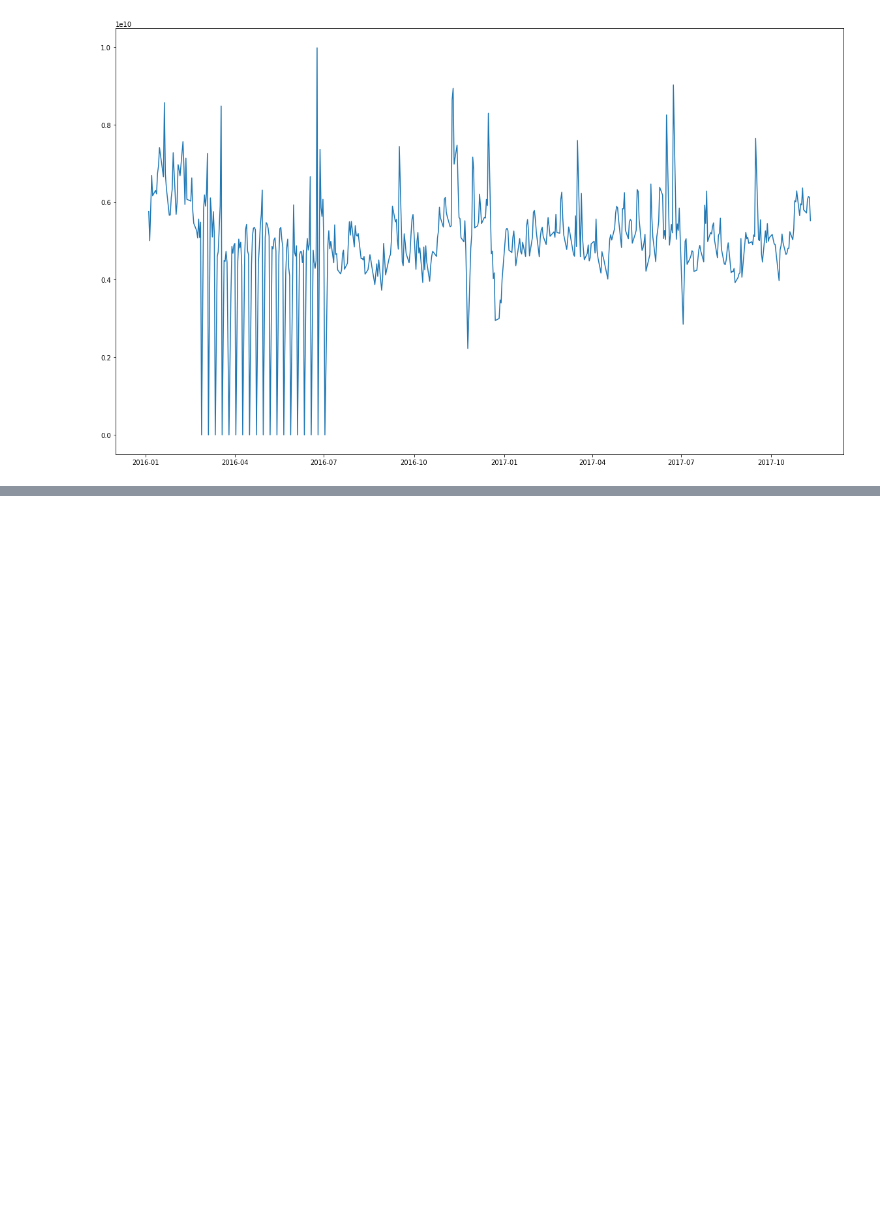
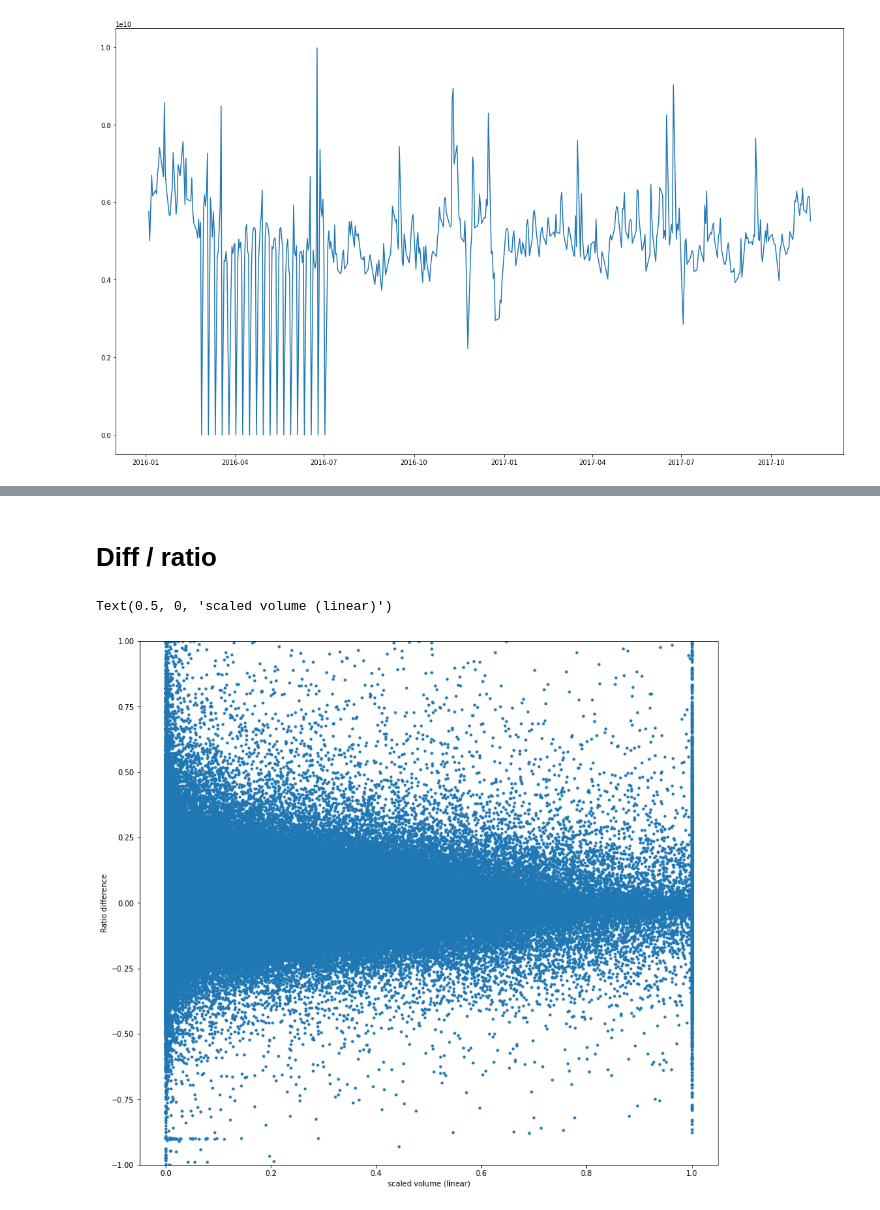
Before and after one commit to sijmenw/udacity-data-science-capstone, a Jupyter notebook: EDA.ipynb, the cells around one changed output, grey strips where cells are left out. Cells and saved outputs as stored; diff of their text form; code cells hidden in the pictures; blank space fills up the shorter version.

```diff
--- a/EDA.ipynb
+++ b/EDA.ipynb
@@ -102,0 +126,13 @@ plt.plot(sub.index, sub.values)
+# %%
+full_set['dow'] = full_set['Date'].dt.dayofweek
+# %% [markdown]
+# Diff / ratio
+# %%
+plt.figure(figsize=(14,13))
+plt.ylim(-1,1)
+plt.scatter(full_set['scaledVolume'], full_set['diff_pct'], marker=".")
+plt.ylabel("Ratio difference")
+plt.xlabel("scaled volume (linear)")
+# %% [output]
+Text(0.5, 0, 'scaled volume (linear)')
+[figure, added]
```
Also changed, not shown: parts of 9 cells of this notebook, 1 other file.
